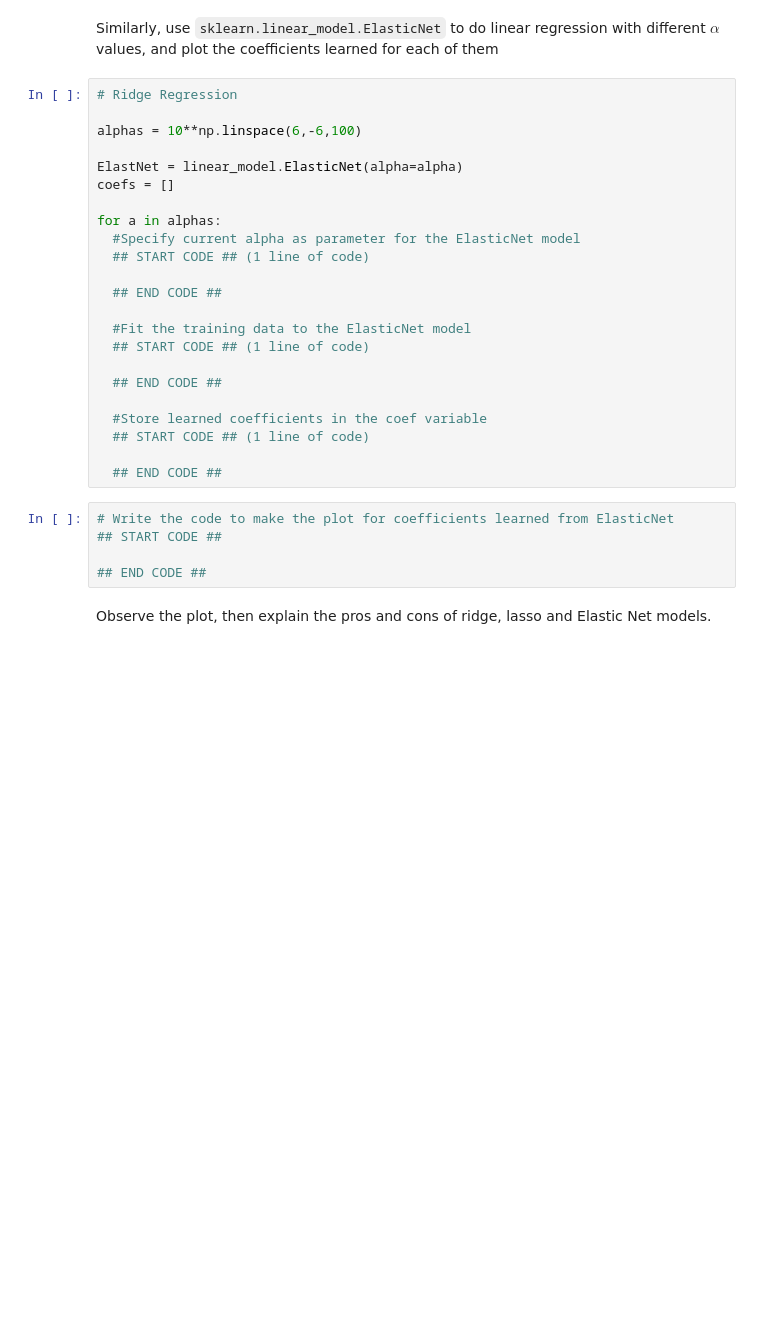
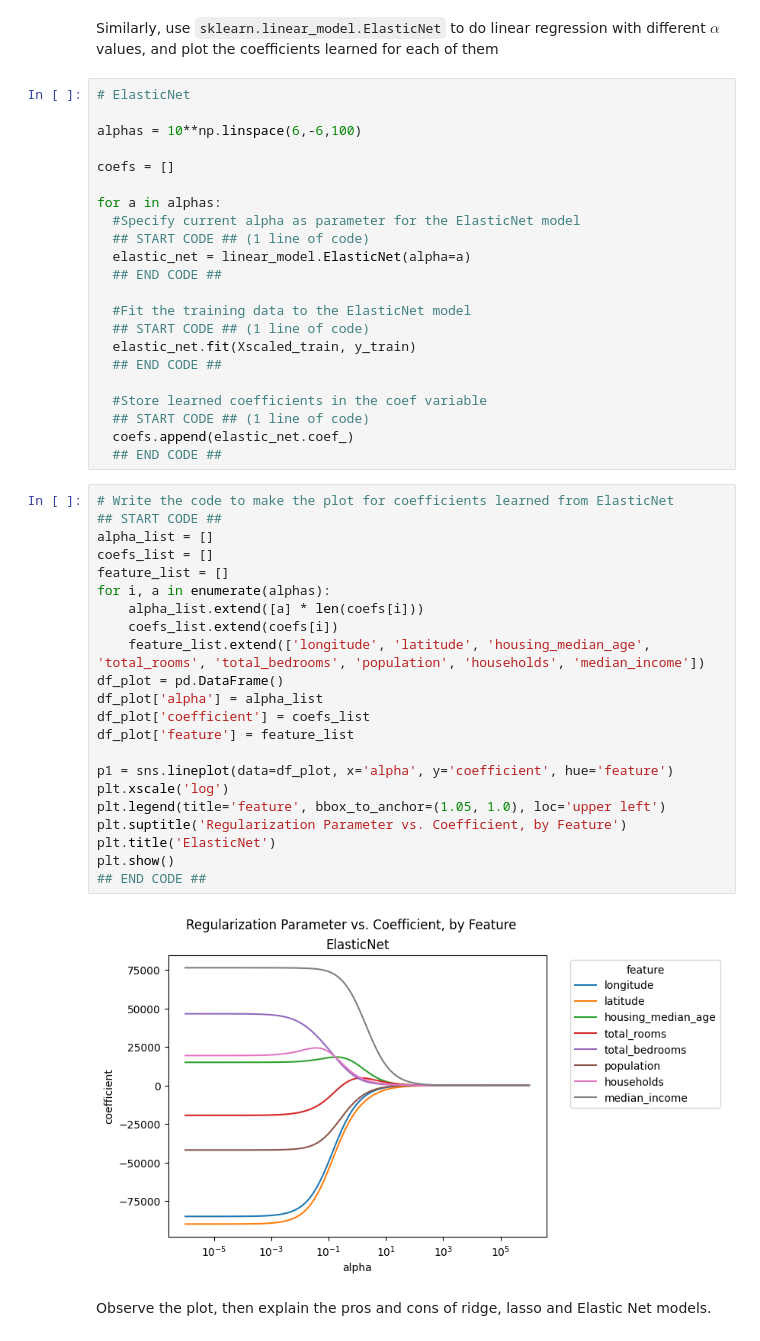
Before and after one commit to psinha25/ece381-aml, a Jupyter notebook: hw1/HW_1.ipynb, the cells around one changed output. Cells and saved outputs as stored; diff of their text form; blank space fills up the shorter version.

```diff
--- a/hw1/HW_1.ipynb
+++ b/hw1/HW_1.ipynb
@@ -425,32 +425,50 @@ What do you qualitatively observe when the value of the regularization parameter
 # %% [markdown]
 Similarly, use `sklearn.linear_model.ElasticNet` to do linear regression with different $\alpha$ values, and plot the coefficients learned for each of them
 # %%
-# Ridge Regression
+# ElasticNet
 
 alphas = 10**np.linspace(6,-6,100)
 
-ElastNet = linear_model.ElasticNet(alpha=alpha)
 coefs = []
 
 for a in alphas:
   #Specify current alpha as parameter for the ElasticNet model
   ## START CODE ## (1 line of code)
-
+  elastic_net = linear_model.ElasticNet(alpha=a)
   ## END CODE ##
 
   #Fit the training data to the ElasticNet model
   ## START CODE ## (1 line of code)
-
+  elastic_net.fit(Xscaled_train, y_train)
   ## END CODE ##
 
   #Store learned coefficients in the coef variable
   ## START CODE ## (1 line of code)
-
+  coefs.append(elastic_net.coef_)
   ## END CODE ##
-# %%
-# Write the code to make the plot for coefficients learned from ElasticNet
-## START CODE ##
-
-## END CODE ##
+# %%
+# Write the code to make the plot for coefficients learned from ElasticNet
+## START CODE ##
+alpha_list = []
+coefs_list = []
+feature_list = []
+for i, a in enumerate(alphas):
+    alpha_list.extend([a] * len(coefs[i]))
+    coefs_list.extend(coefs[i])
+    feature_list.extend(['longitude', 'latitude', 'housing_median_age', 'total_rooms', 'total_bedrooms', 'population', 'households', 'median_income'])
+df_plot = pd.DataFrame()
+df_plot['alpha'] = alpha_list
+df_plot['coefficient'] = coefs_list
+df_plot['feature'] = feature_list
+
+p1 = sns.lineplot(data=df_plot, x='alpha', y='coefficient', hue='feature')
+plt.xscale('log')
+plt.legend(title='feature', bbox_to_anchor=(1.05, 1.0), loc='upper left')
+plt.suptitle('Regularization Parameter vs. Coefficient, by Feature')
+plt.title('ElasticNet')
+plt.show()
+## END CODE ##
+# %% [output]
+[figure, added]
 # %% [markdown]
 Observe the plot, then explain the pros and cons of ridge, lasso and Elastic Net models.
```
Also changed, not shown: parts of 9 cells of this notebook.
